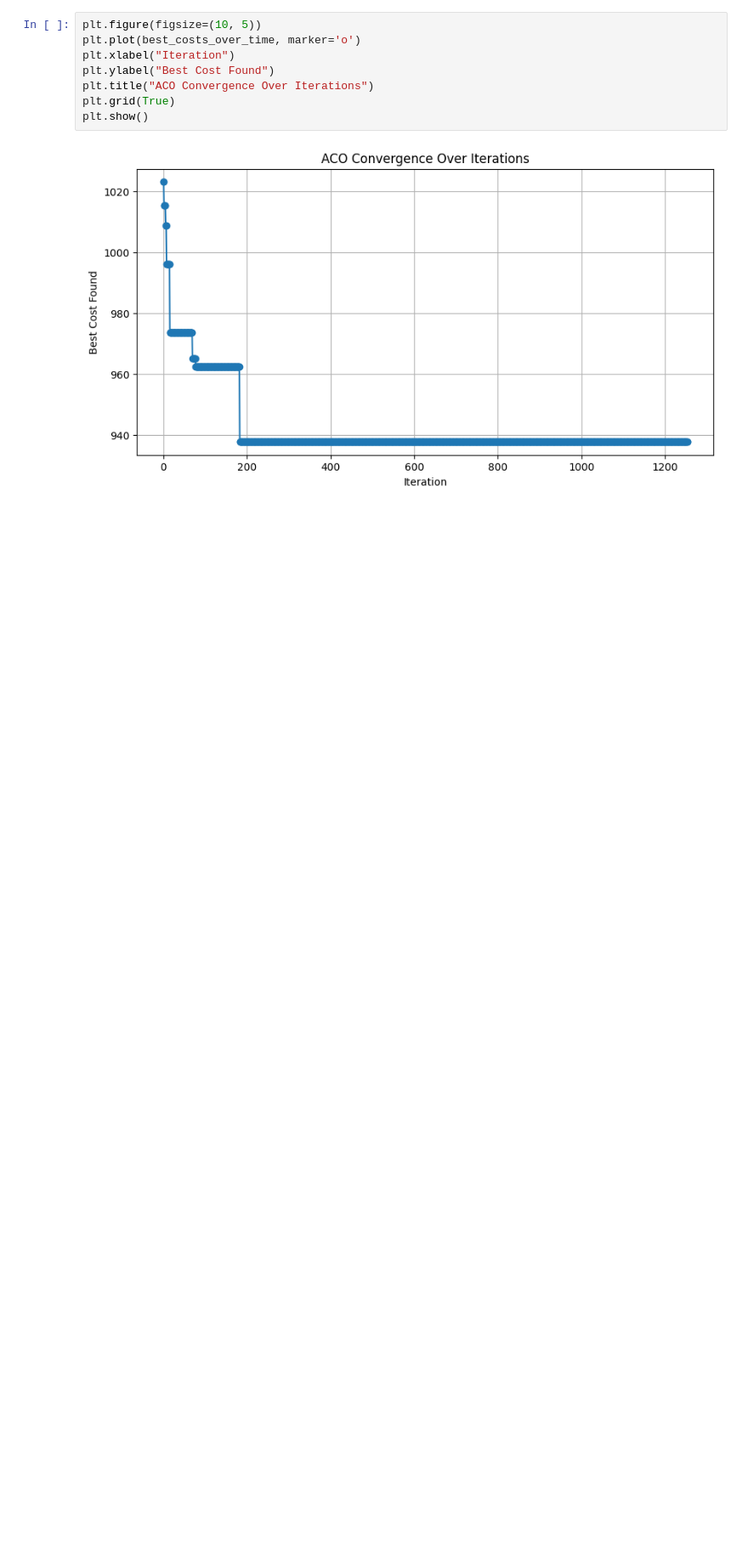
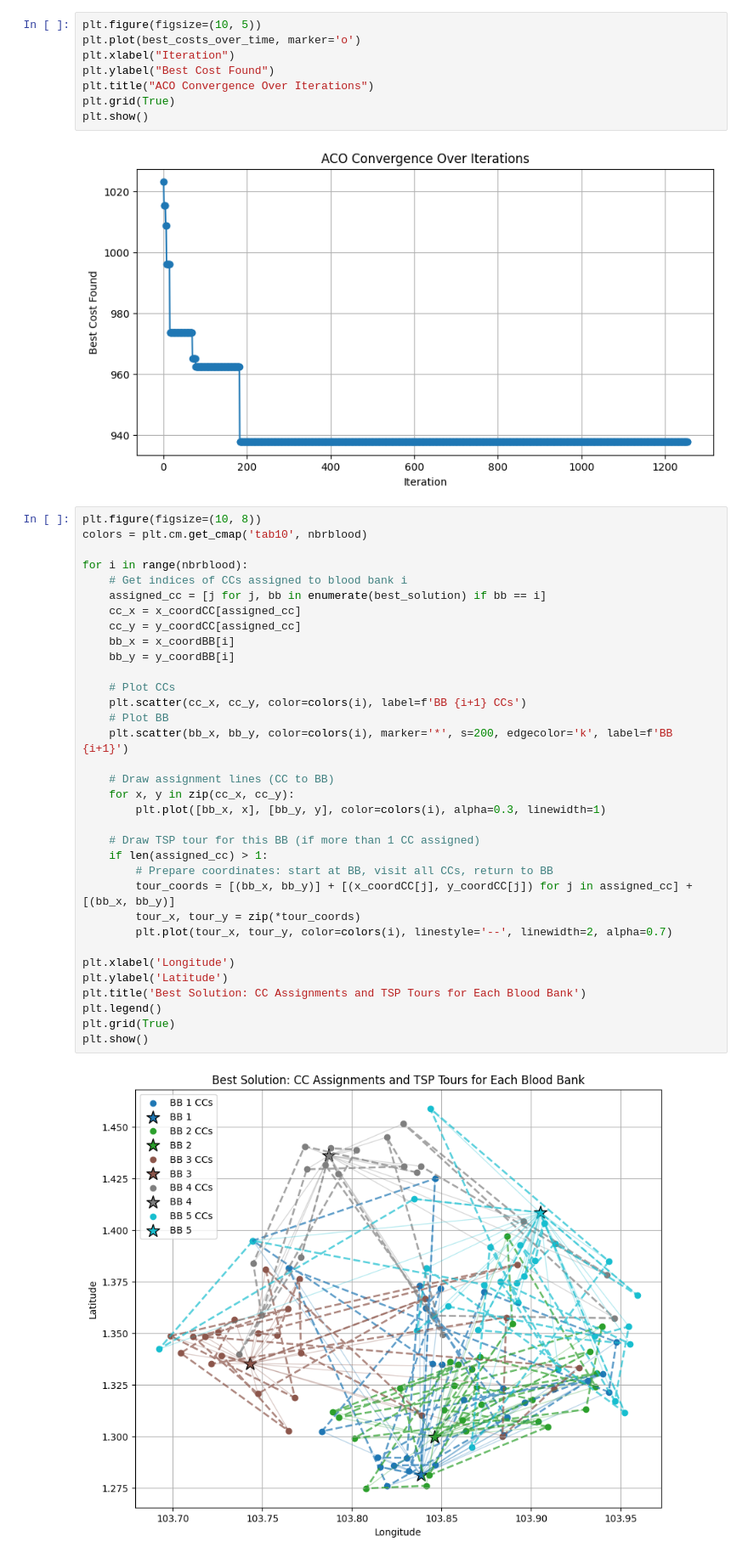
Before and after one commit to benedict-9/HST_proj1, a Jupyter notebook: ACO_proj_test_v4.ipynb, the cells around one changed output. Shown at 85% size. Drawn from its saved outputs; the diff is of its cells as text; blank space fills up the shorter version.

Commit message:
with visualisations

```diff
--- a/ACO_proj_test_v4.ipynb
+++ b/ACO_proj_test_v4.ipynb
@@ -353,3 +353,39 @@ plt.grid(True)
 plt.show()
 # %% [output]
 [figure]
+# %%
+plt.figure(figsize=(10, 8))
+colors = plt.cm.get_cmap('tab10', nbrblood)
+
+for i in range(nbrblood):
+    # Get indices of CCs assigned to blood bank i
+    assigned_cc = [j for j, bb in enumerate(best_solution) if bb == i]
+    cc_x = x_coordCC[assigned_cc]
+    cc_y = y_coordCC[assigned_cc]
+    bb_x = x_coordBB[i]
+    bb_y = y_coordBB[i]
+
+    # Plot CCs
+    plt.scatter(cc_x, cc_y, color=colors(i), label=f'BB {i+1} CCs')
+    # Plot BB
+    plt.scatter(bb_x, bb_y, color=colors(i), marker='*', s=200, edgecolor='k', label=f'BB {i+1}')
+
+    # Draw assignment lines (CC to BB)
+    for x, y in zip(cc_x, cc_y):
+        plt.plot([bb_x, x], [bb_y, y], color=colors(i), alpha=0.3, linewidth=1)
+
+    # Draw TSP tour for this BB (if more than 1 CC assigned)
+    if len(assigned_cc) > 1:
+        # Prepare coordinates: start at BB, visit all CCs, return to BB
+        tour_coords = [(bb_x, bb_y)] + [(x_coordCC[j], y_coordCC[j]) for j in assigned_cc] + [(bb_x, bb_y)]
+        tour_x, tour_y = zip(*tour_coords)
+        plt.plot(tour_x, tour_y, color=colors(i), linestyle='--', linewidth=2, alpha=0.7)
+
+plt.xlabel('Longitude')
+plt.ylabel('Latitude')
+plt.title('Best Solution: CC Assignments and TSP Tours for Each Blood Bank')
+plt.legend()
+plt.grid(True)
+plt.show()
+# %% [output]
+[figure, added]
```
